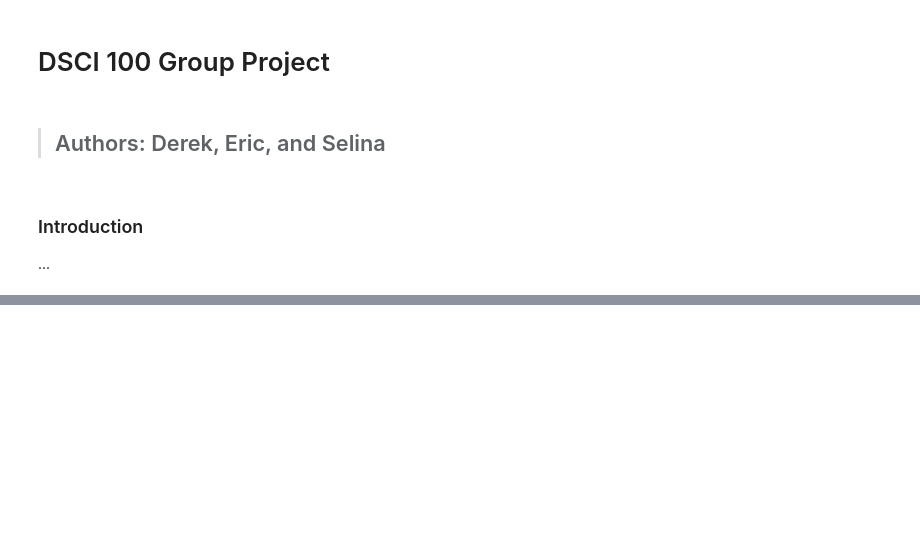
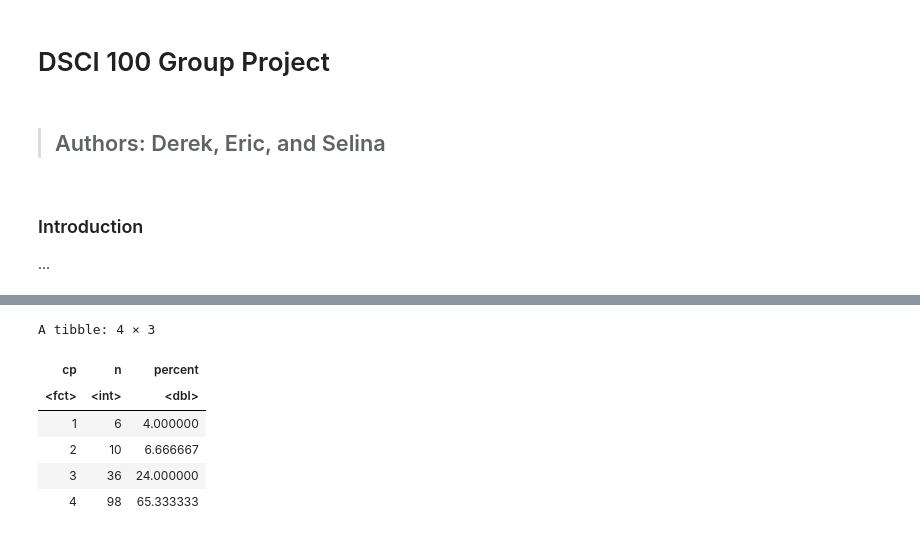
Before and after one commit to drkchu/chest-pain-classification, a Jupyter notebook: heart_disease.ipynb, the cells around one changed output, grey strips where cells are left out. Saved outputs shown, nothing was run; the diff lists cells and outputs as text; code cells hidden in the pictures; blank space fills up the shorter version.

```diff
--- a/heart_disease.ipynb
+++ b/heart_disease.ipynb
@@ -88,0 +63,14 @@ $ num      <dbl> 2, 0, 0, 3, 1, 0, 3, 3, 0, 2, 0, 1, 1, 2, 1, 1, 1, 3, 2, 4, 0
+# %%
+heart_disease_observations <- heart_disease_train |>
+                      group_by(cp) |>
+                      summarize(n = n()) |>
+                      mutate(percent = 100*n/nrow(heart_disease_train))
+heart_disease_observations
+# %% [output]
+A tibble: 4 × 3
+| cp | n | percent |
+| <fct> | <int> | <dbl> |
+| 1 | 6 | 4.000000 |
+| 2 | 10 | 6.666667 |
+| 3 | 36 | 24.000000 |
+| 4 | 98 | 65.333333 |
```
Also changed, not shown: parts of 4 cells of this notebook.
